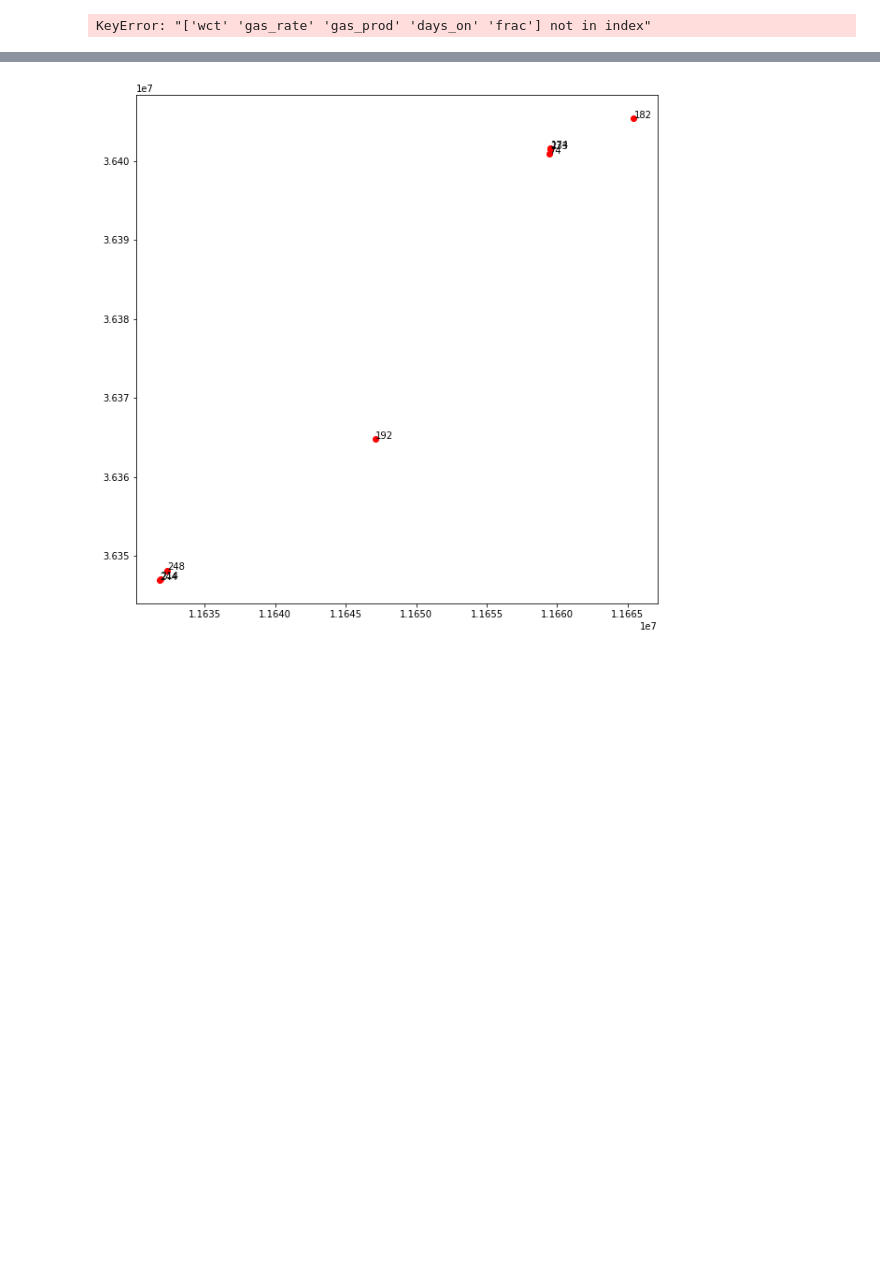
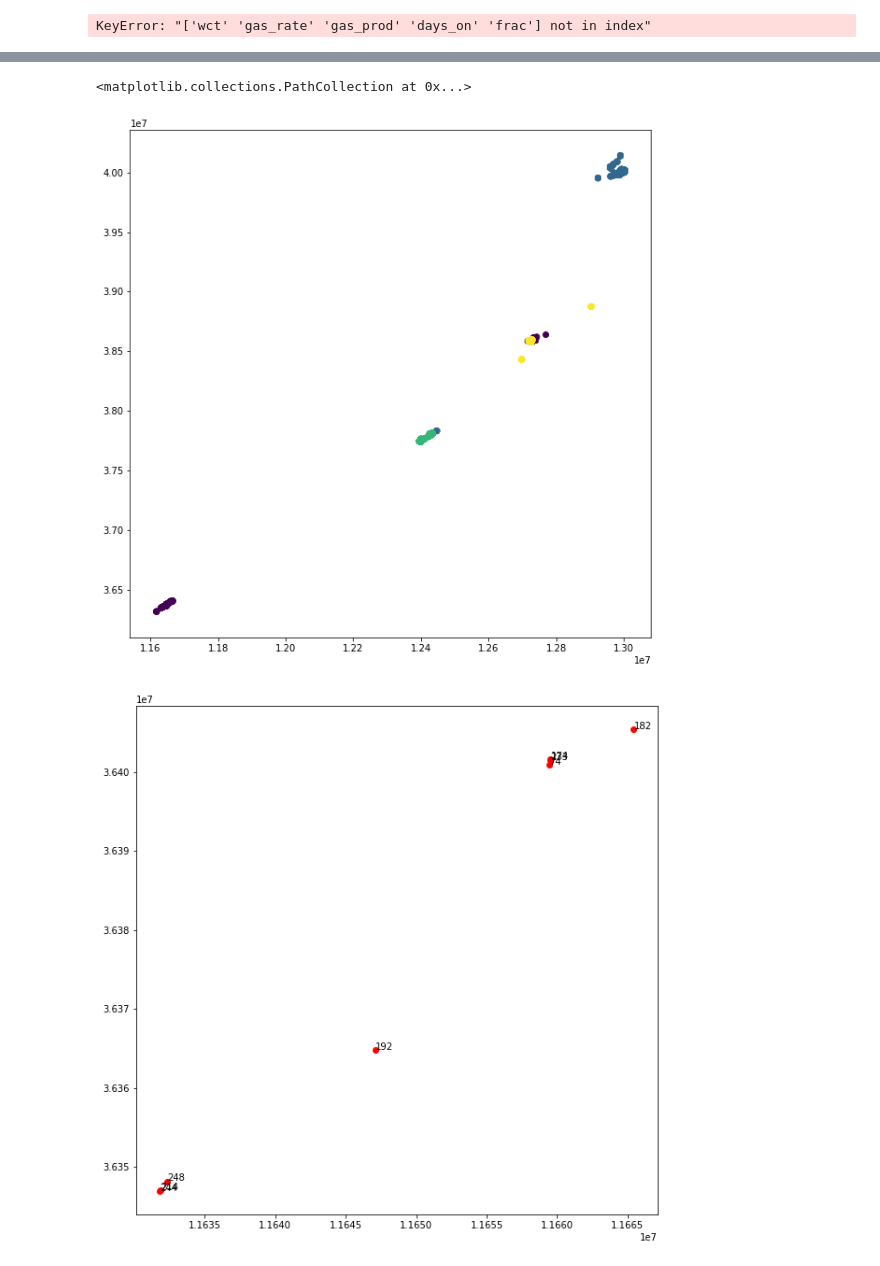
Before and after one commit to koskotG/gpn_comp, a Jupyter notebook: kg_eda.ipynb, the cells around one changed output, grey strips where cells are left out. Saved outputs shown, nothing was run; the diff lists cells and outputs as text; code cells hidden in the pictures; blank space fills up the shorter version.

```diff
--- a/kg_eda.ipynb
+++ b/kg_eda.ipynb
@@ -313,3 +370,13 @@ df_all_test
+# %%
+%matplotlib inline
+plt.figure(figsize=(10,10))
+plt.scatter(df_all_test[~df_all_test['clust'].isnull()]['ПЛАСТ_X'],
+            df_all_test[~df_all_test['clust'].isnull()]['ПЛАСТ_Y'], c = df_all_test[~df_all_test['clust'].isnull()]['clust'].values, label='test')
+plt.scatter(df_all_train[~df_all_train['clust'].isnull()]['ПЛАСТ_X'],
+            df_all_train[~df_all_train['clust'].isnull()]['ПЛАСТ_Y'], c = df_all_train[~df_all_train['clust'].isnull()]['clust'].values, label='test')
+# %% [output]
+<matplotlib.collections.PathCollection at 0x...>
+[figure, added]
 # %%
 df_all_test.to_csv('./out/test_formatted.csv')
 # %%
```
Also changed, not shown: parts of 27 cells of this notebook.
